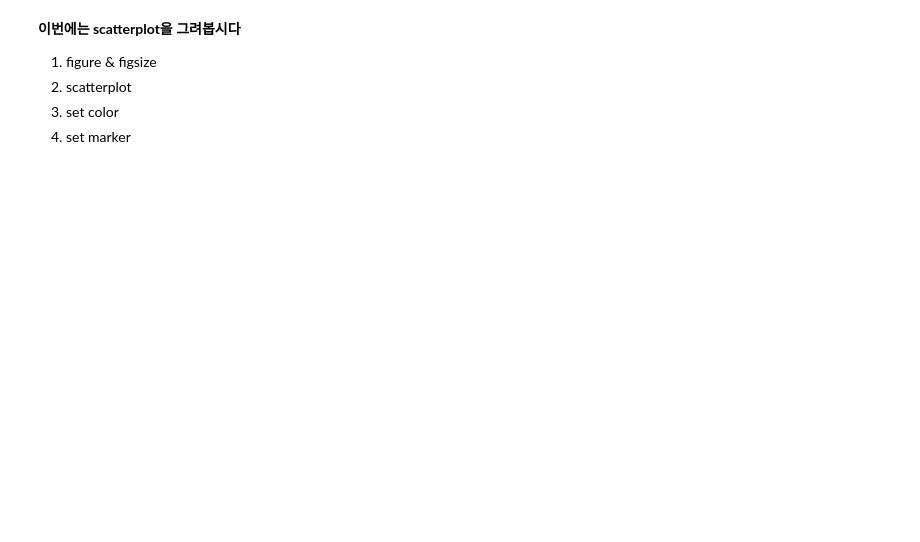
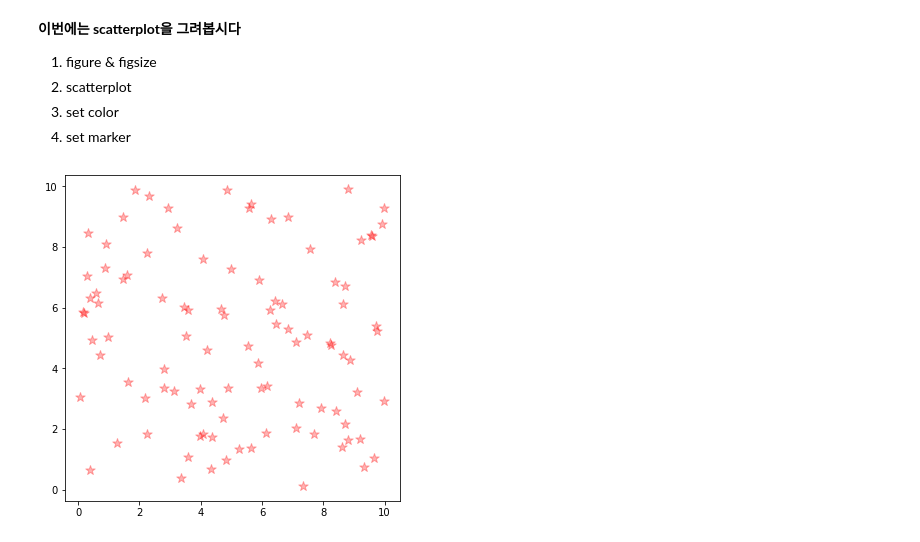
Before and after one commit to y001003/yeardream, a Jupyter notebook: python_basic/실습/Chapter.02 데이터 분석 라이브러리-08. pyplot 기초 (실습).ipynb, the cells around one changed output. Cells and saved outputs as stored; diff of their text form; code cells hidden in the pictures; blank space fills up the shorter version.

```diff
--- a/python_basic/실습/Chapter.02 데이터 분석 라이브러리-08. pyplot 기초 (실습).ipynb
+++ b/python_basic/실습/Chapter.02 데이터 분석 라이브러리-08. pyplot 기초 (실습).ipynb
@@ -53,3 +71,15 @@ import matplotlib.pyplot as plt
+# %%
+# 이번에는 scatterplot을 그려봅니다
+import numpy as np
+
+x = np.random.random(100)*10
+y = np.random.random(100)*10
+
+plt.figure(figsize=(6,6))
+plt.scatter(x,y, color="red", marker="*",s=100,alpha=0.3)
+plt.show()
+# %% [output]
+[figure, added]
 # %%
 # subplot을 이용하여 여러 개의 plot을 한번에 그립니다.
 # subplot()을 이용하여 여러개의 plot을 하나의 figure에 출력할 수 있다.
```
Also changed, not shown: parts of 11 cells of this notebook.
